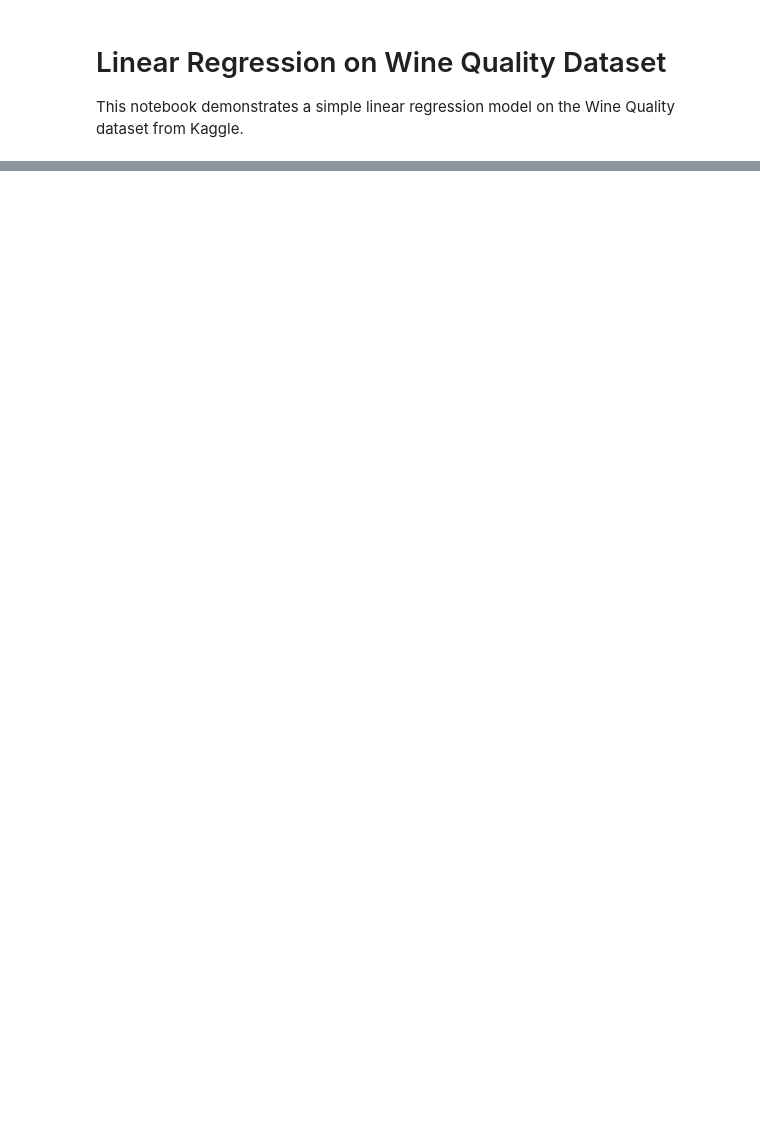
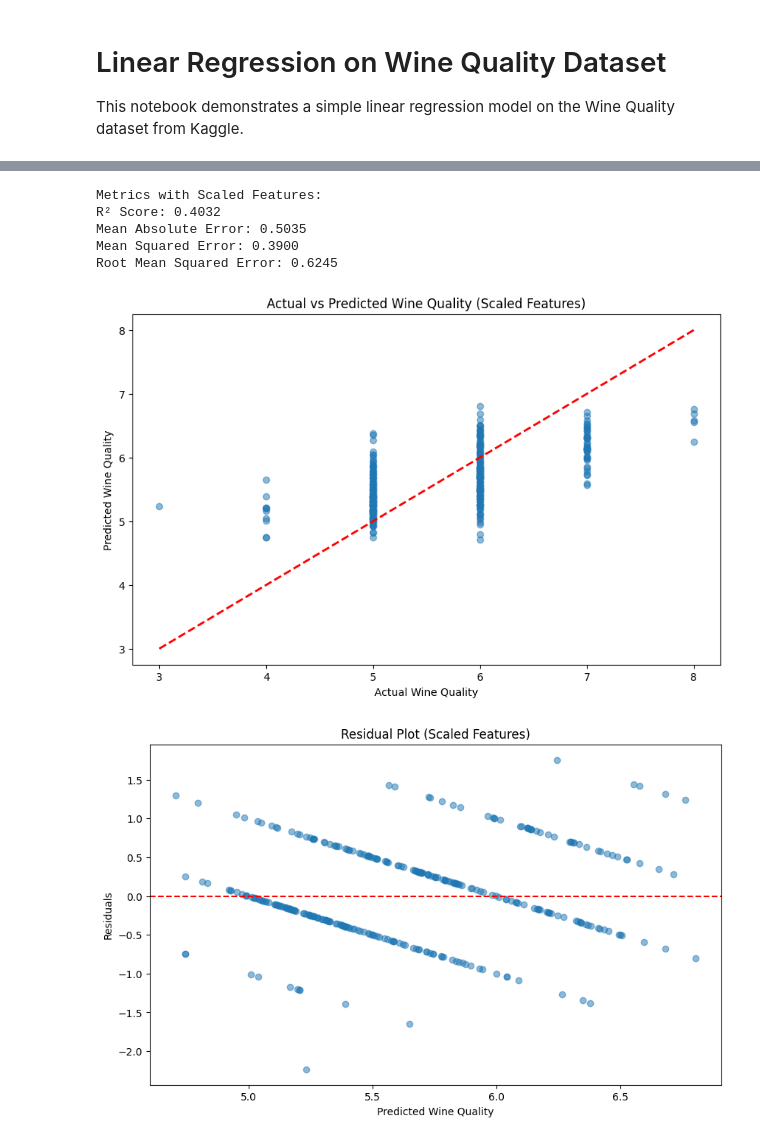
Before and after one commit to yganti87/kaggle-projects, a Jupyter notebook: notebooks/wine_linear_regression.ipynb, the cells around one changed output, grey strips where cells are left out. Saved outputs shown, nothing was run; the diff lists cells and outputs as text; code cells hidden in the pictures; blank space fills up the shorter version.

```diff
--- a/notebooks/wine_linear_regression.ipynb
+++ b/notebooks/wine_linear_regression.ipynb
@@ -173,0 +248,61 @@ plt.show()
+# %%
+# Scale features using StandardScaler
+from sklearn.preprocessing import StandardScaler
+scaler = StandardScaler()
+X_train_scaled = scaler.fit_transform(X_train)
+X_test_scaled = scaler.transform(X_test)
+
+# Fit linear regression model with scaled features
+model_scaled = LinearRegression()
+model_scaled.fit(X_train_scaled, y_train)
+
+# Make predictions with scaled features
+y_pred_scaled = model_scaled.predict(X_test_scaled)
+
+# Calculate and print metrics for scaled model
+print("\nMetrics with Scaled Features:")
+print(f"R² Score: {r2_score(y_test, y_pred_scaled):.4f}")
+print(f"Mean Absolute Error: {mean_absolute_error(y_test, y_pred_scaled):.4f}")
+print(f"Mean Squared Error: {mean_squared_error(y_test, y_pred_scaled):.4f}")
+print(f"Root Mean Squared Error: {np.sqrt(mean_squared_error(y_test, y_pred_scaled)):.4f}")
+
+# Plot actual vs predicted values for scaled model
+plt.figure(figsize=(10, 6))
+plt.scatter(y_test, y_pred_scaled, alpha=0.5)
+plt.plot([y_test.min(), y_test.max()], [y_test.min(), y_test.max()], 'r--', lw=2)
+plt.xlabel('Actual Wine Quality')
+plt.ylabel('Predicted Wine Quality')
+plt.title('Actual vs Predicted Wine Quality (Scaled Features)')
+plt.show()
+
+# Plot residuals for scaled model
+residuals_scaled = y_test - y_pred_scaled
+plt.figure(figsize=(10, 6))
+plt.scatter(y_pred_scaled, residuals_scaled, alpha=0.5)
+plt.axhline(y=0, color='r', linestyle='--')
+plt.xlabel('Predicted Wine Quality')
+plt.ylabel('Residuals')
+plt.title('Residual Plot (Scaled Features)')
+plt.show()
+
+# Plot feature importance for scaled model
+feature_importance_scaled = pd.DataFrame({
+    'Feature': X.columns,
+    'Importance': abs(model_scaled.coef_)
+})
+feature_importance_scaled = feature_importance_scaled.sort_values('Importance', ascending=True)
+
+plt.figure(figsize=(10, 6))
+plt.barh(feature_importance_scaled['Feature'], feature_importance_scaled['Importance'])
+plt.xlabel('Absolute Coefficient Value')
+plt.ylabel('Feature')
+plt.title('Feature Importance Based on Model Coefficients (Scaled Features)')
+plt.show()
+# %% [output]
+Metrics with Scaled Features:
+R² Score: 0.4032
+Mean Absolute Error: 0.5035
+Mean Squared Error: 0.3900
+Root Mean Squared Error: 0.6245
+[figure, added]
+[figure, added]
```
Also changed, not shown: parts of 14 cells of this notebook.
